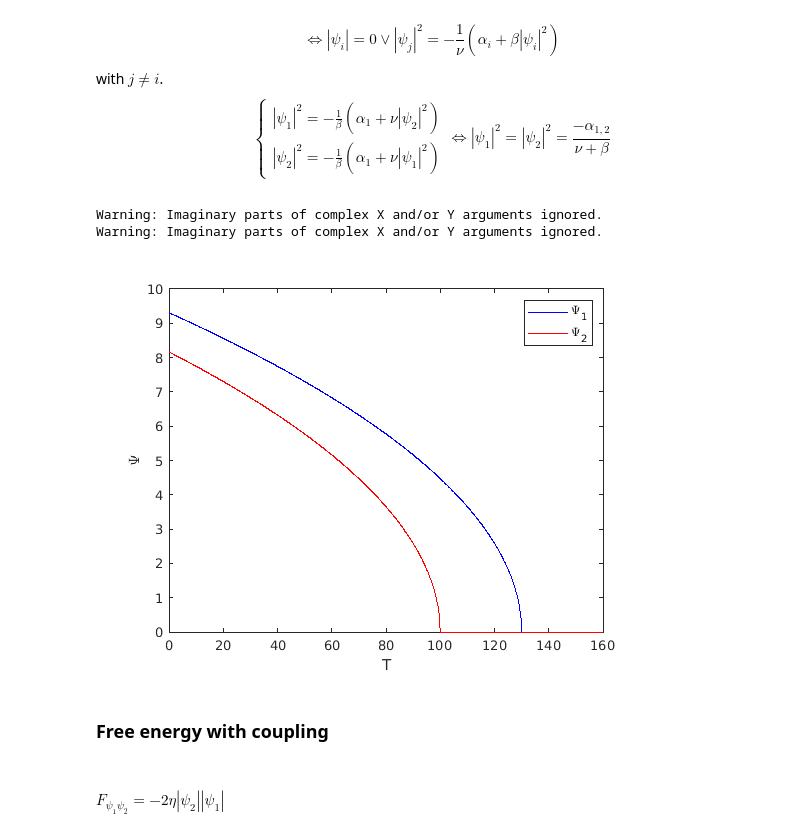
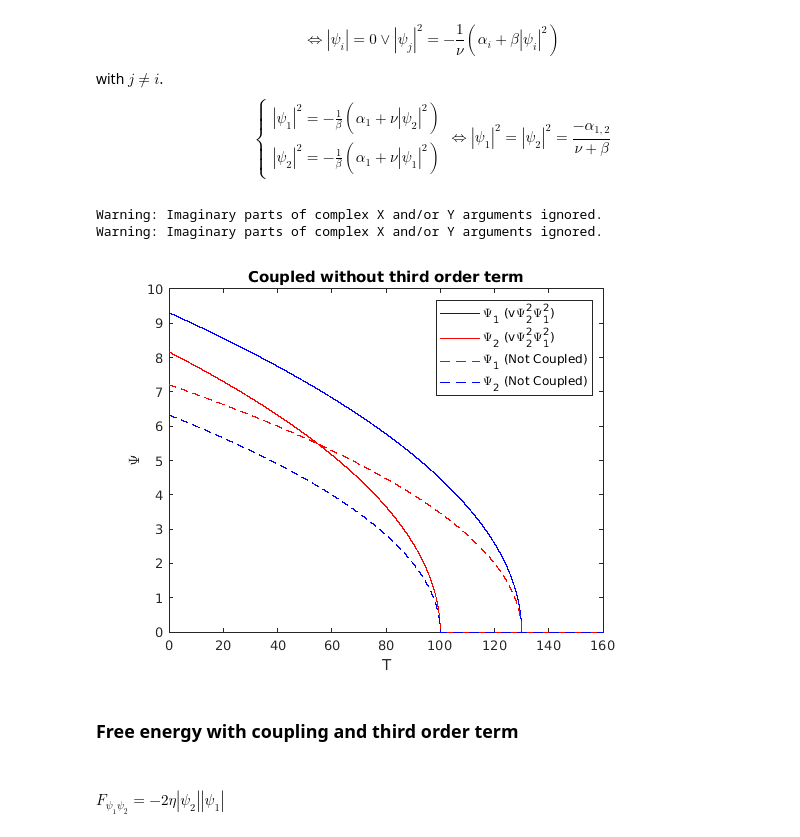
Before and after one commit to Gustavo-01/Projeto_daf, a Jupyter notebook: Project.ipynb, the cells around one changed output. Cells and saved outputs as stored; diff of their text form; code cells hidden in the pictures.

```diff
--- a/Project.ipynb
+++ b/Project.ipynb
@@ -29,7 +30,8 @@ n = 0.5;
 Tc1 = 130;
 Tc2 = 100;
 Tf = 160;
-dT = 0.1;
+dT = 0.01;
+dPsi = 0.01;
 # %%
 alpha_1 = @ (T) alpha_0 * (T-Tc1);
 alpha_2 = @ (T) alpha_0 * (T-Tc2);
@@ -37,0 +47,16 @@ alpha_2 = @ (T) alpha_0 * (T-Tc2);
+# %%
+psi1=@(T) (T<Tc1).* sqrt(-alpha_1(T)/beta);
+psi2=@(T) (T<Tc2).* sqrt(-alpha_2(T)/beta);
+
+T=0:dT:Tf;
+
+psi2_nocoupto=psi2(T);
+psi1_nocoupto=psi1(T);
+
+plot(T(1:length(psi2_nocoupto)),psi2_nocoupto,'r')
+hold on
+plot(T(1:length(psi1_nocoupto)),psi1_nocoupto,'k')
+title('No coupling and without third order term')
+legend('\Psi_2','\Psi_1')
+xlabel('T')
+ylabel('\Psi')
@@ -155,17 +187,22 @@ psi_2 = @(T) sqrt(-alpha_2(T)/(v+beta));
 # %%
 T = 0:dT:Tf;
 plot(T,psi_1(T),'b')
 hold on
 plot(T,psi_2(T),'r')
+
+plot(T,psi1_nocoupto,'r--')
+plot(T,psi2_nocoupto,'b--')
+title('Coupled without third order term')
+legend('\Psi_1 (v\Psi_2^2\Psi_1^2)','\Psi_2 (v\Psi_2^2\Psi_1^2)','\Psi_1 (Not Coupled)','\Psi_2 (Not Coupled)')
+
 xlabel('T')
 ylabel('\Psi')
-legend('\Psi_1','\Psi_2')
 # %% [output]
 Warning: Imaginary parts of complex X and/or Y arguments ignored.
 Warning: Imaginary parts of complex X and/or Y arguments ignored.
-[figure, old version]
+[figure, new version]
 # %% [markdown]
-### Free energy with coupling
+### Free energy with coupling and third order term
 # %% [markdown]
 #### $F_{\psi_1\psi_2}=-2\eta|\psi_2||\psi_1|$
 # %% [markdown]
```
Also changed, not shown: parts of 21 cells of this notebook.
